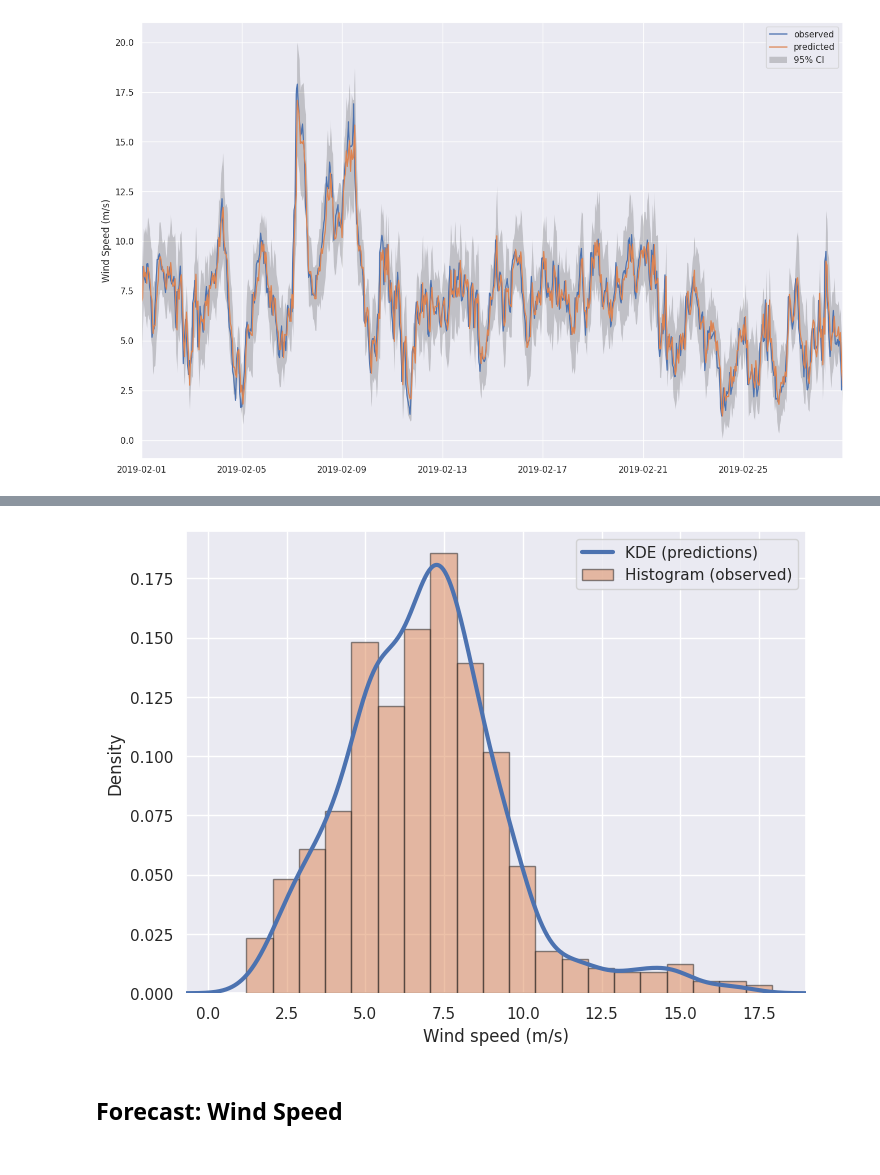
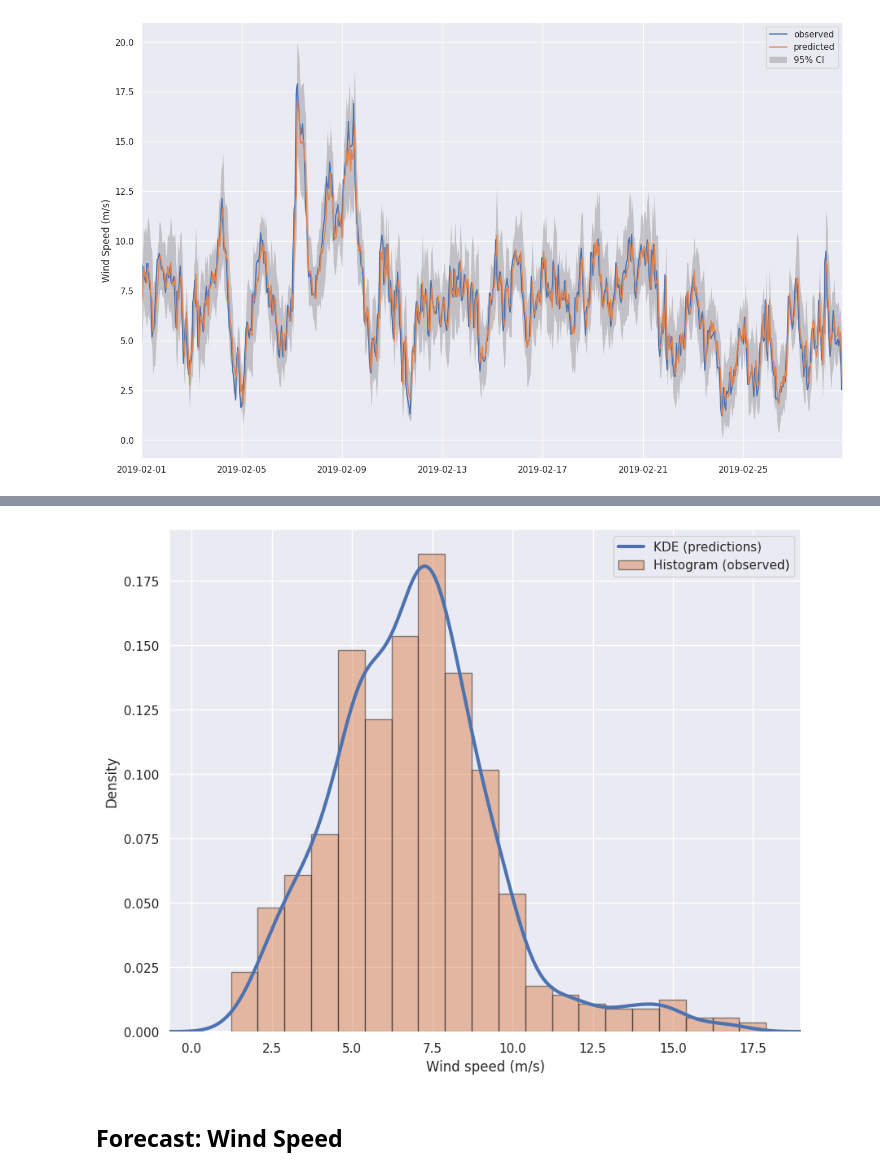
Before and after one commit to camirmas/REStats, a Jupyter notebook: REStats/notebooks/forecast.ipynb, the cells around one changed output, grey strips where cells are left out. Cells and saved outputs as stored; diff of their text form; code cells hidden in the pictures.

```diff
--- a/REStats/notebooks/forecast.ipynb
+++ b/REStats/notebooks/forecast.ipynb
@@ -27,8 +27,9 @@ figs = {}
 
 This approach takes advantage of the fact that wind speeds follow a Weibull distribution. By fitting the curve to find the shape $\alpha$ and scale $\beta$ parameters, we can apply a transformation to make the curve more Gaussian, after which we can standardize the data before passing it to the model.
 # %%
-full_ws_hist, ax = plt.subplots(figsize=(8, 6))
+full_ws_hist, ax = plt.subplots(figsize=(10, 8))
 ax.set_xmargin(0)
+ax.set_title("Wind speed histogram (2019)")
 ax.set_xlabel("Wind speed (m/s)")
 ax.set_ylabel("Count")
 
@@ -39,0 +41,4 @@ figs["full_ws_hist"] = full_ws_hist
+# %%
+fig = plot_wind_rose(wt, figsize=(6, 6))
+
+figs["wind_rose"] = fig
@@ -58,9 +65,10 @@ power                   0
 turbulence_intensity    0
 dtype: int64
 # %%
-training_raw, ax = plt.subplots(figsize=(12, 6))
+training_raw, ax = plt.subplots(figsize=(12, 8))
 
 ax.set_xmargin(0)
+ax.set_title("Wind speeds, Feb 2019")
 ax.set_ylabel("Wind speed (m/s)")
 
 ax.plot(wt_ds.index, wt_ds.wind_speed)
@@ -120,7 +128,3 @@ Inference data with groups:
         > prior
         > prior_predictive
         > observed_data
-# %%
-fig = weibull.plot_prior_samples(idata_wb)
-
-figs["wb_prior"] = fig
@@ -310,27 +312,27 @@ f = arma_res.plot_diagnostics(fig=fig, lags=2)
 # %%
 kde = sm.nonparametric.KDEUnivariate(inv_pred["mean"])
 kde.fit()  # Estimate the densities
 
-arma_fit_kde, ax = plt.subplots(figsize=(8, 6))
+arma_fit_kde, ax = plt.subplots(figsize=(10, 8))
 ax.set_xmargin(0)
 ax.set_xlabel("Wind speed (m/s)")
 ax.set_ylabel("Density")
 
 ax.plot(kde.support, kde.density, lw=3, label="KDE (predictions)", zorder=10)
 ax.hist(
     ws_tf.v,
     bins=20,
     density=True,
     label="Histogram (observed)",
     zorder=5,
     edgecolor="k",
     alpha=0.5,
 )
 ax.legend()
 
 figs["arma_fit_kde"] = arma_fit_kde
 # %% [output]
-[figure, old version]
+[figure, new version]
 # %% [markdown]
 ## Forecast: Wind Speed
 # %%
```
Also changed, not shown: parts of 22 cells of this notebook, 4 other files.
